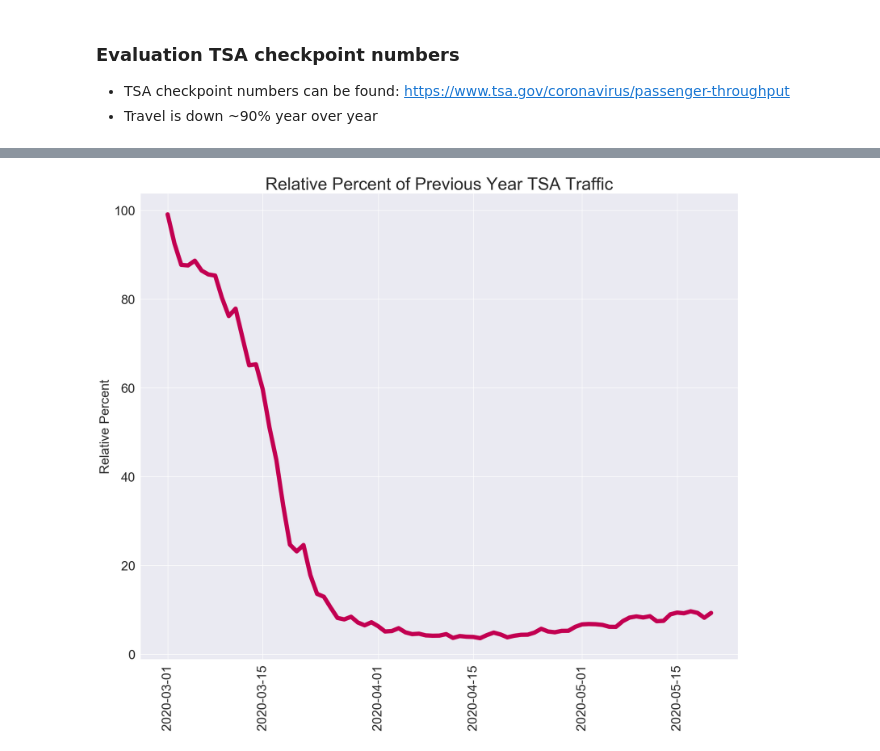
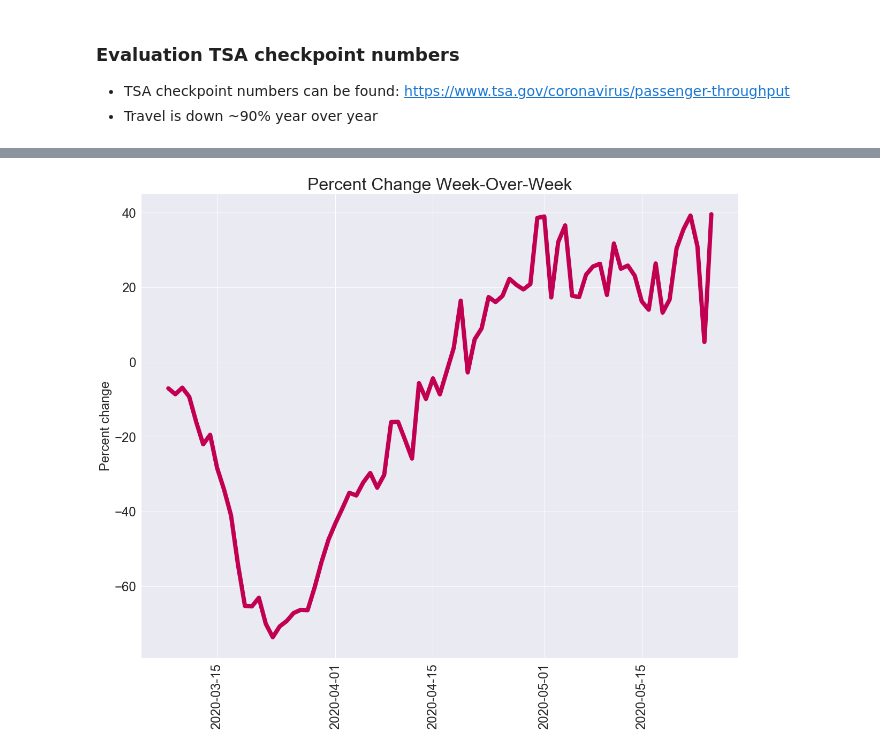
Before and after one commit to jdemeo/SARS-CoV-2, a Jupyter notebook: notebooks/tsa_numbers.ipynb, the cells around one changed output, grey strips where cells are left out. Drawn from its saved outputs; the diff is of its cells as text; code cells hidden in the pictures.

```diff
--- a/notebooks/tsa_numbers.ipynb
+++ b/notebooks/tsa_numbers.ipynb
@@ -62,11 +104,11 @@ plt.show()
 # %%
-plt.figure(figsize=(20,16), dpi=100)
-plt.plot(tsa['date'], tsa['yearly_relative_percent'], linewidth=8.0, c='#C20051')
-plt.title('Relative Percent of Previous Year TSA Traffic', fontsize=32)
-plt.ylabel('Relative Percent', fontsize=24)
+plt.figure(figsize=(20,16))
+plt.plot(tsa['date'], tsa['weekly_percent_change'], linewidth=8.0, c='#C20051')
+plt.title('Percent Change Week-Over-Week', fontsize=32)
+plt.ylabel('Percent change', fontsize=24)
 plt.xticks(rotation=90, fontsize=24)
 plt.yticks(fontsize=24)
-plt.savefig('../images/tsa_year_over_year.png')
+plt.savefig('../images/tsa_week_over_week.png', bbox_inches='tight', dpi=200)
 plt.show()
 # %% [output]
-[figure, old version]
+[figure, new version]
```
Also changed, not shown: parts of 10 cells of this notebook.
